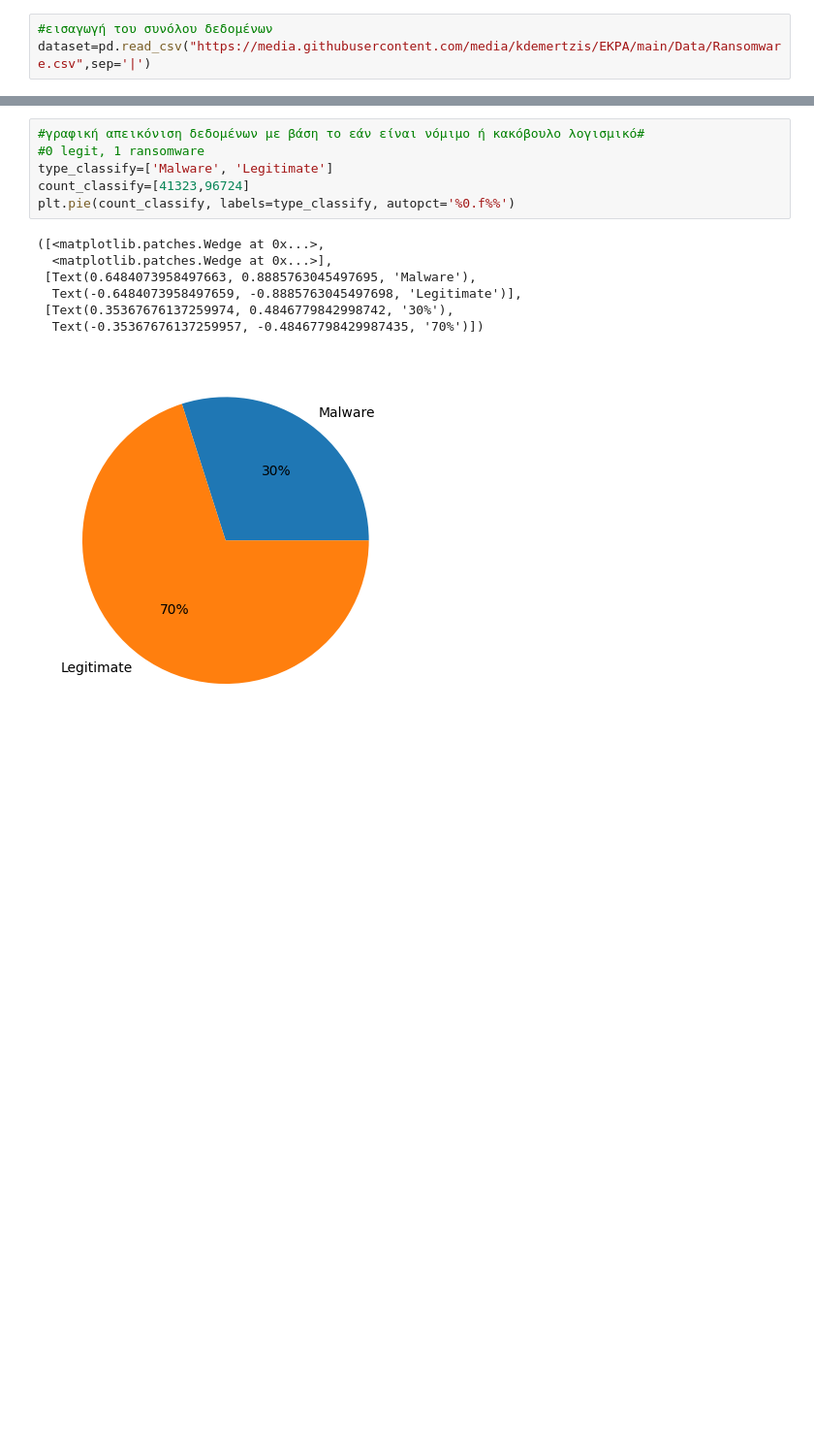
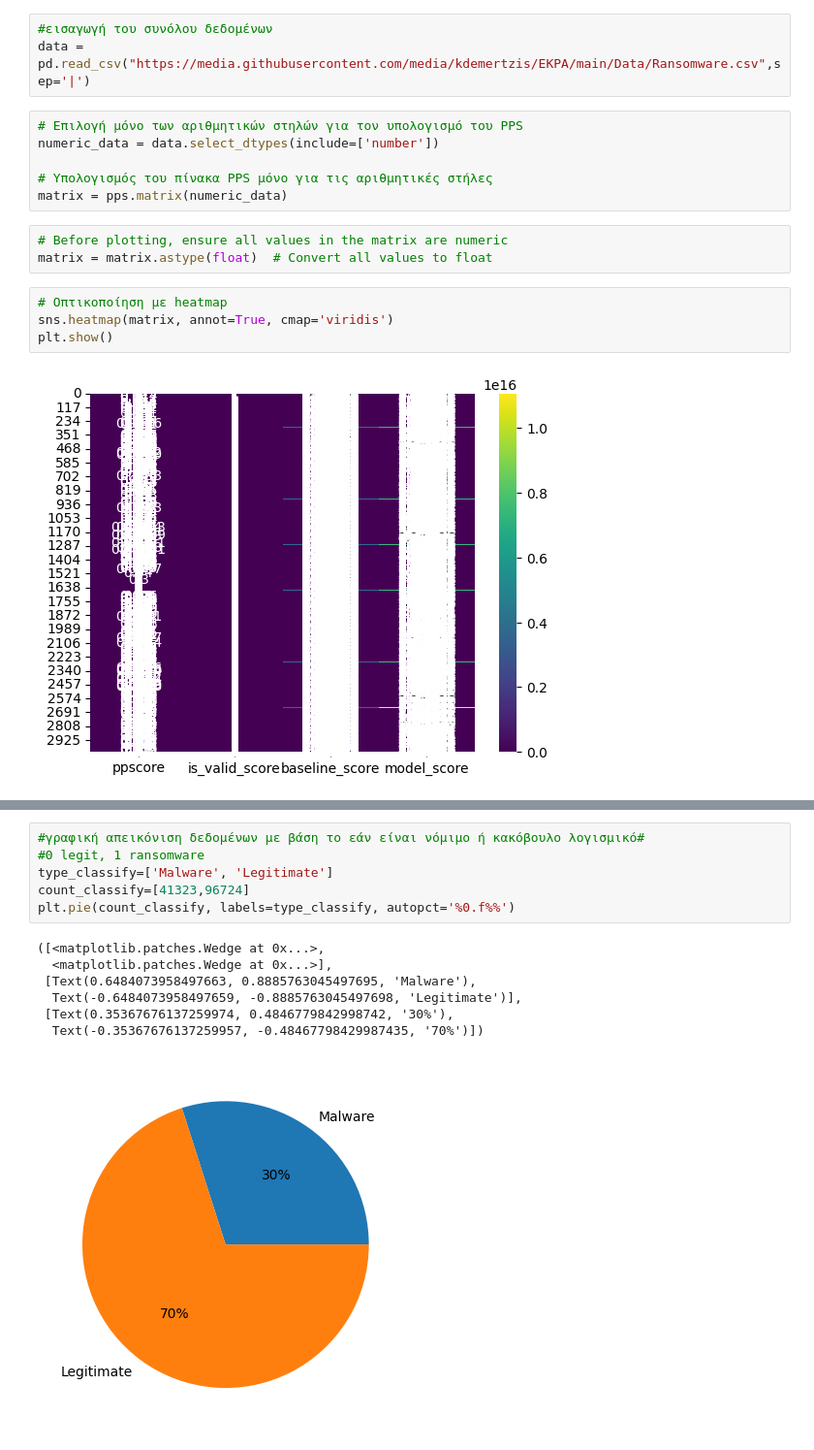
Before and after one commit to kontelk/deep-learning-in-cybersecurity, a Jupyter notebook: Ransomware_b.ipynb, the cells around one changed output, grey strips where cells are left out. Shown at 97% size. Saved outputs shown, nothing was run; the diff lists cells and outputs as text; blank space fills up the shorter version.

```diff
--- a/Ransomware_b.ipynb
+++ b/Ransomware_b.ipynb
@@ -16,3 +21,18 @@ import matplotlib.pyplot as plt
 # %%
 #εισαγωγή του συνόλου δεδομένων
-dataset=pd.read_csv("https://media.githubusercontent.com/media/kdemertzis/EKPA/main/Data/Ransomware.csv",sep='|')
+data = pd.read_csv("https://media.githubusercontent.com/media/kdemertzis/EKPA/main/Data/Ransomware.csv",sep='|')
+# %%
+# Επιλογή μόνο των αριθμητικών στηλών για τον υπολογισμό του PPS
+numeric_data = data.select_dtypes(include=['number'])
+
+# Υπολογισμός του πίνακα PPS μόνο για τις αριθμητικές στήλες
+matrix = pps.matrix(numeric_data)
+# %%
+# Before plotting, ensure all values in the matrix are numeric
+matrix = matrix.astype(float)  # Convert all values to float
+# %%
+# Οπτικοποίηση με heatmap
+sns.heatmap(matrix, annot=True, cmap='viridis')
+plt.show()
+# %% [output]
+[figure, added]
```
Also changed, not shown: parts of 24 cells of this notebook.
